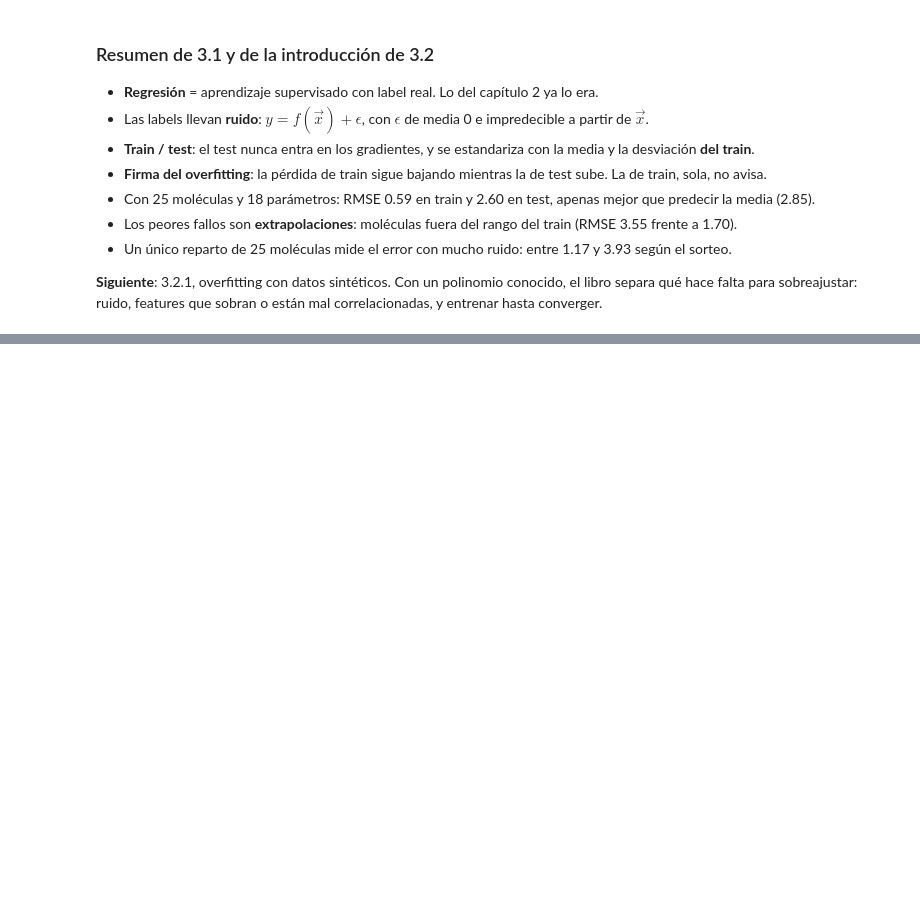
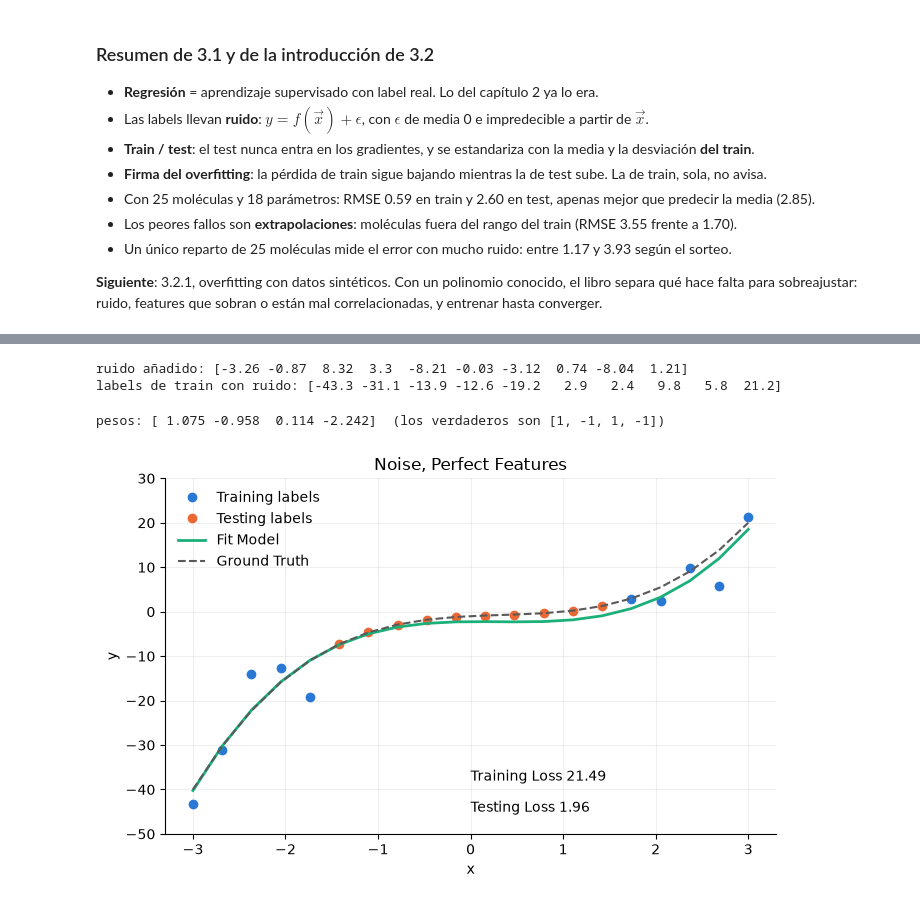
Before and after one commit to alexhrehoret/dmol-study-notes, a Jupyter notebook: notebooks/03_regresion.ipynb, the cells around one changed output, grey strips where cells are left out. Drawn from its saved outputs; the diff is of its cells as text; code cells hidden in the pictures; blank space fills up the shorter version.

```diff
--- a/notebooks/03_regresion.ipynb
+++ b/notebooks/03_regresion.ipynb
@@ -617,0 +805,18 @@ converger.
+# %%
+rng_syn = np.random.default_rng(4)
+ruido = rng_syn.normal(scale=5, size=train_y.shape)
+train_y = train_y + ruido
+
+print("ruido añadido:", ruido.round(2))
+print("labels de train con ruido:", train_y.round(1))
+# %% [output]
+ruido añadido: [-3.26 -0.87  8.32  3.3  -8.21 -0.03 -3.12  0.74 -8.04  1.21]
+labels de train con ruido: [-43.3 -31.1 -13.9 -12.6 -19.2   2.9   2.4   9.8   5.8  21.2]
+# %%
+w, *_ = np.linalg.lstsq(train_x, train_y)
+print("pesos:", w.round(3), " (los verdaderos son [1, -1, 1, -1])")
+resultados_syn["2. ruido, features perfectas"] = grafica_sintetica(
+    w, "Noise, Perfect Features", "03_sint_2_ruido.png")
+# %% [output]
+pesos: [ 1.075 -0.958  0.114 -2.242]  (los verdaderos son [1, -1, 1, -1])
+[figure, added]
```
Also changed, not shown: parts of 29 cells of this notebook, 1 other file.
